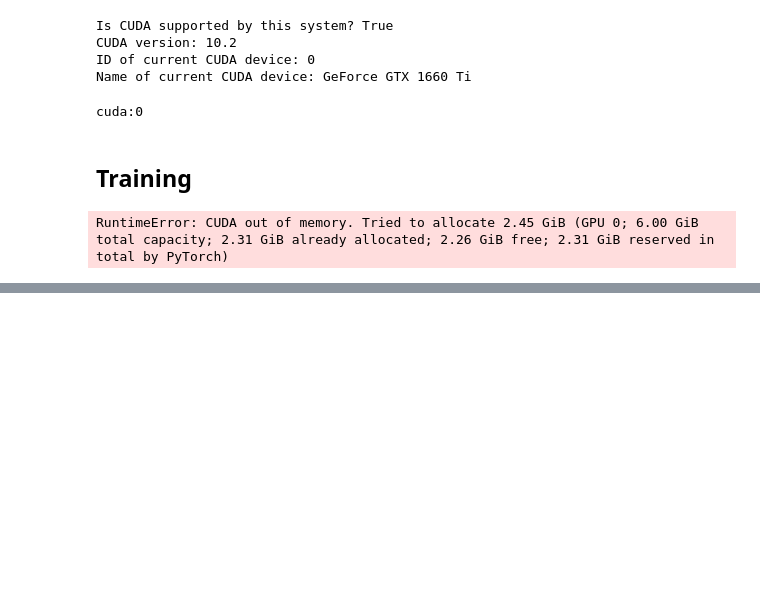
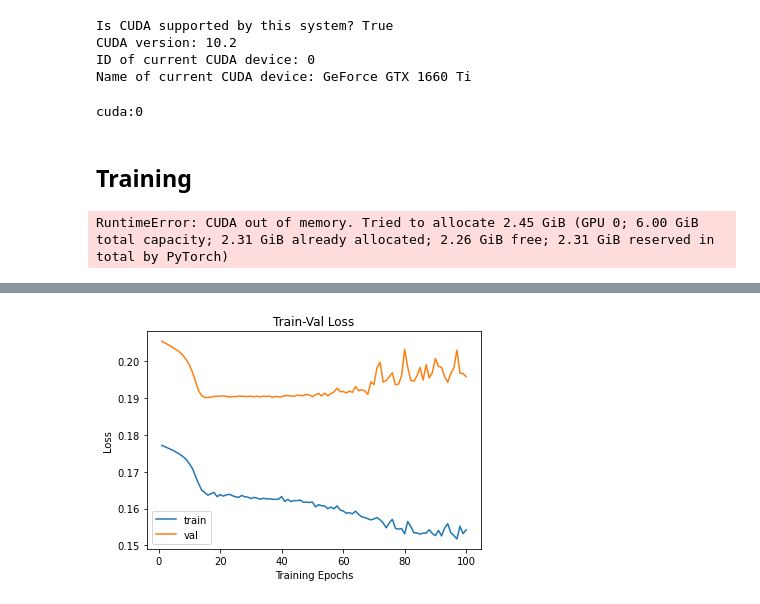
Before and after one commit to ponponde/diving, a Jupyter notebook: SimpleClassifier.ipynb, the cells around one changed output, grey strips where cells are left out. Drawn from its saved outputs; the diff is of its cells as text; code cells hidden in the pictures; blank space fills up the shorter version.

```diff
--- a/SimpleClassifier.ipynb
+++ b/SimpleClassifier.ipynb
@@ -301,0 +325,95 @@ torch.cuda.empty_cache()
+# %%
+Loss_Histogram = {
+    'train': [
+        0.17718730409940084, 0.17681083122889202, 0.17643940965334573, 0.1760738984743754, 0.17565309643745422,
+        0.1751596470673879, 0.17468635400136312, 0.17406091968218484, 0.17326930920282999, 0.17217038909594218,
+        0.17083176294962565, 0.16873085975646973, 0.1667249631881714, 0.16496607422828674, 0.16436678846677144,
+        0.1636502214272817, 0.16405973652998607, 0.16439710736274718, 0.16323075493176778, 0.1638082448641459,
+        0.16339618762334188, 0.163719451824824, 0.16389079809188842, 0.16349862535794576, 0.16320321202278137,
+        0.16305421352386473, 0.16358233531316121, 0.1632181187470754, 0.1631208872795105, 0.16273179372151692,
+        0.16303155541419984, 0.16286568959554037, 0.16252199212710064, 0.16280856847763062, 0.1626641313234965,
+        0.16266014417012534, 0.16252906739711762, 0.16252202153205872, 0.16256643493970235, 0.16328637142976124,
+        0.16194921096165976, 0.16250391165415445, 0.16192769328753154, 0.16217335561911264, 0.16215834021568298,
+        0.16232495983441672, 0.16173186798890432, 0.1617623261610667, 0.1616708997885386, 0.16176769971847535,
+        0.16047889729340872, 0.1610681891441345, 0.16076121230920157, 0.1606962239742279, 0.15999594887097676,
+        0.16041143814722697, 0.15994273702303569, 0.16073703785737356, 0.15961154758930207, 0.15935174504915872,
+        0.15876163363456727, 0.158899365067482, 0.1585630238056183, 0.15932072043418885, 0.1584675564368566,
+        0.1577521526813507, 0.15759960432847342, 0.15725361744562785, 0.15693077067534128, 0.1571933990716934,
+        0.1575611388683319, 0.1569515025615692, 0.15611236671606699, 0.1547817208369573, 0.15615950604279835,
+        0.15707048376401264, 0.15462222437063852, 0.15443983614444734, 0.15456263462702433, 0.15314487318197886,
+        0.15652706225713095, 0.15512707432111103, 0.15342734456062318, 0.15341679553190868, 0.15306440929571788,
+        0.15334055602550506, 0.15335991621017456, 0.15427764932314555, 0.15323118289311727, 0.15267239292462667,
+        0.15409167230129242, 0.15258759001890818, 0.1546984084447225, 0.1559132679303487, 0.15347348392009735,
+        0.15268836160500845, 0.1517717738946279, 0.1552000669638316, 0.15320309241612753, 0.15426113426685334
+    ],
+    'val': [
+        0.20544753705754, 0.20499318838119507, 0.20454302254845114, 0.20403844118118286, 0.20349845816107356,
+        0.20298658048405366, 0.2023451188031365, 0.2015223643359016, 0.20039337522843303, 0.1989394601653604,
+        0.19697972956825704, 0.19446443108951345, 0.19189121092067046, 0.19069796099382288, 0.19021720395368688,
+        0.19013917796752033, 0.1902935539974886, 0.1904460261849796, 0.190478454617893, 0.19054973826688879,
+        0.19057214260101318, 0.19050406708436854, 0.19028290580300725, 0.1904320015626795, 0.1903944401180043,
+        0.19053776474560008, 0.1904959573465235, 0.19046085371690638, 0.19045087519813986, 0.19051752721562104,
+        0.19034445636412678, 0.19052942009533153, 0.19031177899416754, 0.19053237578448126, 0.1904552088064306,
+        0.1905610491247738, 0.19023416673435883, 0.19047720642650828, 0.1903478327919455, 0.19035273089128382,
+        0.19067273771061616, 0.19066813412834616, 0.19056322294123032, 0.1904977560043335, 0.1907885179800146,
+        0.1907300317988676, 0.1906581205480239, 0.1910114744130303, 0.19086785176221063, 0.19037912172429702,
+        0.1909313903135412, 0.19129399692311005, 0.19059136334587545, 0.1913476586341858, 0.19065460387398214,
+        0.19120938637677362, 0.19164360621396234, 0.19269244811114142, 0.19177559544058406, 0.19180061536676743,
+        0.19141814638586604, 0.19190926411572626, 0.1915726626620573, 0.19313918842988856, 0.19204860224443324,
+        0.1922638451351839, 0.19198182751150691, 0.19101080824347103, 0.1944175923571867, 0.19367949051015518,
+        0.1982988680110258, 0.1997203230857849, 0.19434625260970173, 0.1948019406374763, 0.19582046130124262,
+        0.19687401196535895, 0.19361012472825892, 0.19383266042260563, 0.19606131315231323, 0.20326659959905288,
+        0.19837831749635584, 0.19481057980481317, 0.19460062419666962, 0.19603953992619233, 0.19834979141459746,
+        0.19491958267548504, 0.19907654032987707, 0.19548974317662857, 0.19690798310672536, 0.20076810261782477,
+        0.19863448774113374, 0.19835526802960565, 0.19583566048566034, 0.19429644416360295, 0.19667498855029836,
+        0.1982175777940189, 0.20303815953871784, 0.19674441744299495, 0.1967076028094572, 0.19581812620162964
+    ]
+}
+Metric_Histogram = {
+    'train': [
+        0.21666666666666667, 0.21666666666666667, 0.21666666666666667, 0.21666666666666667, 0.21666666666666667,
+        0.21666666666666667, 0.21666666666666667, 0.25, 0.35333333333333333, 0.3933333333333333,
+        0.39, 0.39, 0.39, 0.39, 0.39,
+        0.39, 0.39, 0.39, 0.39, 0.39,
+        0.39, 0.39, 0.39, 0.39, 0.39,
+        0.39, 0.39, 0.39, 0.39, 0.39,
+        0.39, 0.39, 0.39, 0.39, 0.39,
+        0.39, 0.39, 0.39, 0.39, 0.39,
+        0.3933333333333333, 0.39, 0.39, 0.39, 0.4,
+        0.39666666666666667, 0.39666666666666667, 0.4, 0.4, 0.4033333333333333,
+        0.3933333333333333, 0.4066666666666667, 0.3933333333333333, 0.4033333333333333, 0.4066666666666667,
+        0.39666666666666667, 0.4066666666666667, 0.38666666666666666, 0.38, 0.38,
+        0.38666666666666666, 0.4066666666666667, 0.4066666666666667, 0.39, 0.39666666666666667,
+        0.39666666666666667, 0.41, 0.38333333333333336, 0.4166666666666667, 0.39666666666666667,
+        0.41, 0.4166666666666667, 0.4066666666666667, 0.4, 0.4066666666666667,
+        0.39666666666666667, 0.4166666666666667, 0.41, 0.4033333333333333, 0.43666666666666665,
+        0.39666666666666667, 0.42, 0.4266666666666667, 0.4266666666666667, 0.43333333333333335,
+        0.42, 0.44333333333333336, 0.42, 0.44, 0.43333333333333335,
+        0.42333333333333334, 0.42333333333333334, 0.4066666666666667, 0.38666666666666666, 0.4066666666666667,
+        0.4266666666666667, 0.45666666666666667, 0.4266666666666667, 0.44, 0.42333333333333334],
+    'val': [
+        0.20588235294117646, 0.20588235294117646, 0.20588235294117646, 0.20588235294117646, 0.20588235294117646,
+        0.20588235294117646, 0.20588235294117646, 0.23529411764705882, 0.35294117647058826, 0.38235294117647056,
+        0.38235294117647056, 0.38235294117647056, 0.38235294117647056, 0.38235294117647056, 0.38235294117647056,
+        0.38235294117647056, 0.38235294117647056, 0.38235294117647056, 0.38235294117647056, 0.38235294117647056,
+        0.38235294117647056, 0.38235294117647056, 0.38235294117647056, 0.38235294117647056, 0.38235294117647056,
+        0.38235294117647056, 0.38235294117647056, 0.38235294117647056, 0.38235294117647056, 0.38235294117647056,
+        0.38235294117647056, 0.38235294117647056, 0.38235294117647056, 0.38235294117647056, 0.38235294117647056,
+        0.38235294117647056, 0.38235294117647056, 0.38235294117647056, 0.38235294117647056, 0.38235294117647056,
+        0.35294117647058826, 0.38235294117647056, 0.35294117647058826, 0.38235294117647056, 0.35294117647058826,
+        0.35294117647058826, 0.35294117647058826, 0.35294117647058826, 0.35294117647058826, 0.35294117647058826,
+        0.35294117647058826, 0.35294117647058826, 0.35294117647058826, 0.38235294117647056, 0.35294117647058826,
+        0.38235294117647056, 0.38235294117647056, 0.38235294117647056, 0.38235294117647056, 0.4117647058823529,
+        0.38235294117647056, 0.38235294117647056, 0.4117647058823529, 0.38235294117647056, 0.4117647058823529,
+        0.38235294117647056, 0.4117647058823529, 0.4117647058823529, 0.4117647058823529, 0.4411764705882353,
+        0.29411764705882354, 0.38235294117647056, 0.4411764705882353, 0.4411764705882353, 0.3235294117647059,
+        0.4117647058823529, 0.4117647058823529, 0.4117647058823529, 0.4117647058823529, 0.35294117647058826,
+        0.2647058823529412, 0.4117647058823529, 0.4117647058823529, 0.38235294117647056, 0.4411764705882353,
+        0.38235294117647056, 0.4117647058823529, 0.4117647058823529, 0.4117647058823529, 0.4411764705882353,
+        0.4117647058823529, 0.4117647058823529, 0.35294117647058826, 0.38235294117647056, 0.35294117647058826,
+        0.4411764705882353, 0.4411764705882353, 0.4117647058823529, 0.35294117647058826, 0.38235294117647056
+    ]
+}
+plot_loss(Loss_Histogram, Metric_Histogram)
+# %% [output]
+[figure, added]
```
Also changed, not shown: parts of 9 cells of this notebook, 3 other files.
